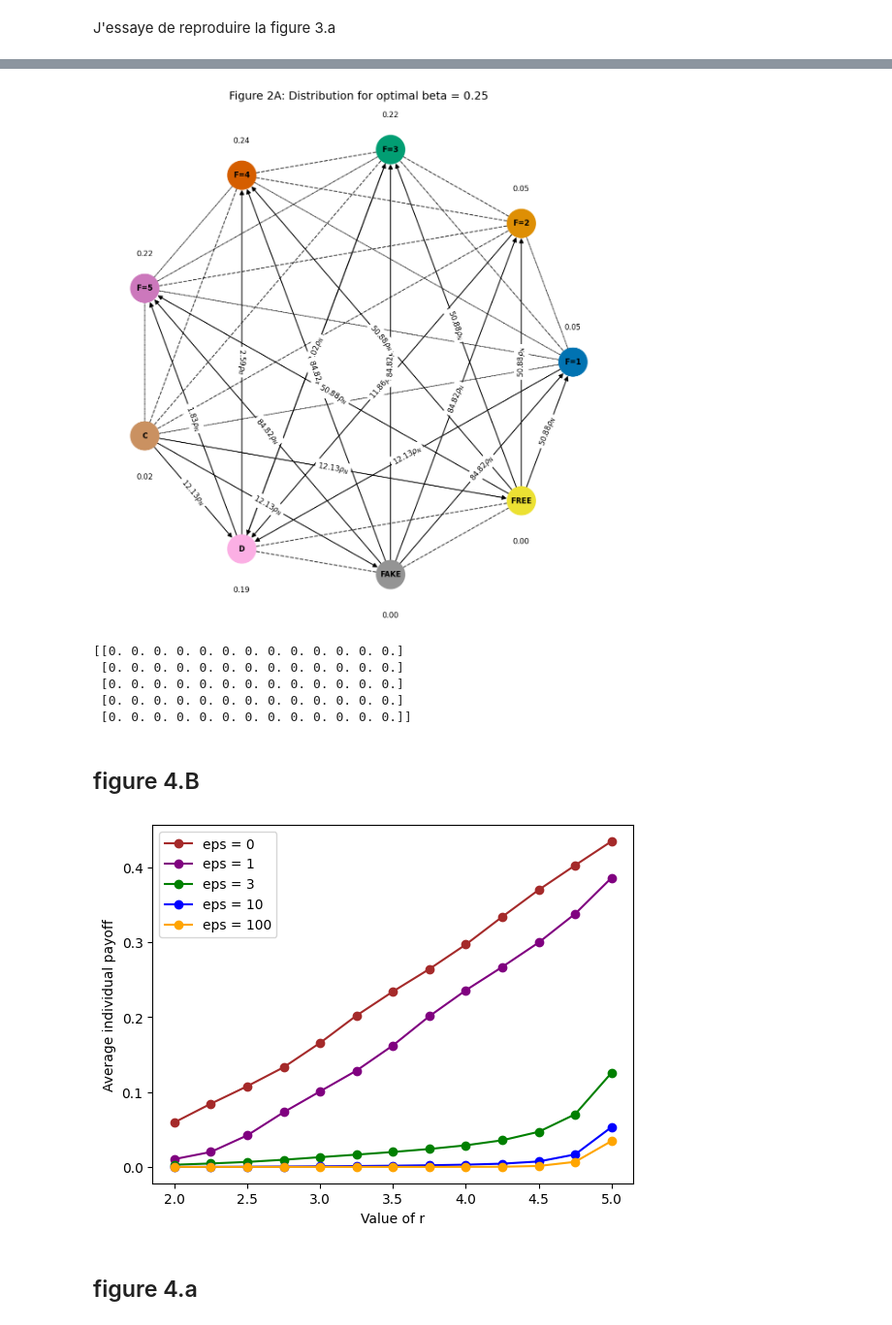
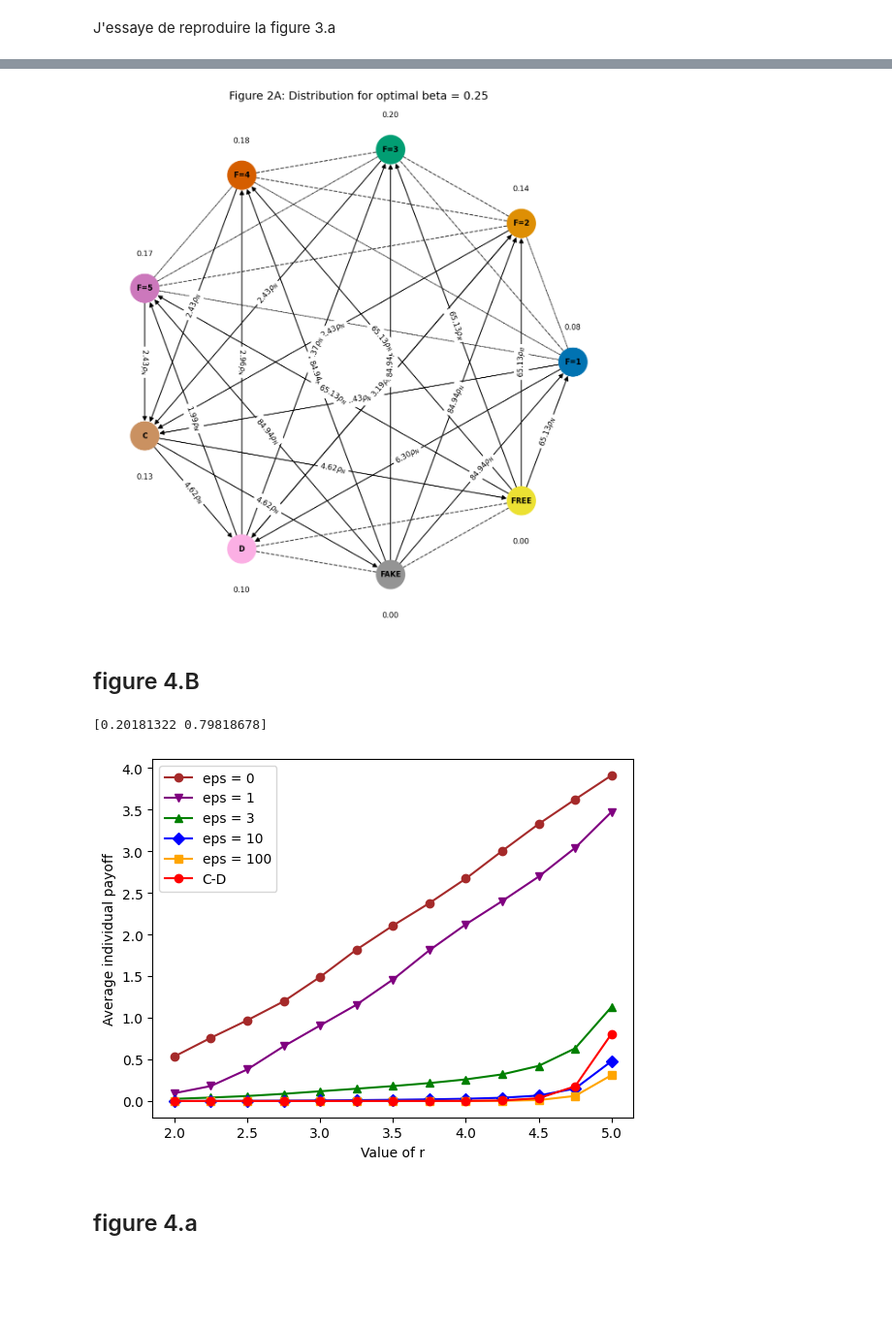
Before and after one commit to Teytey2002/Projet_Learning, a Jupyter notebook: Exam_notebook.ipynb, the cells around one changed output, grey strips where cells are left out. Shown at 97% size. Saved outputs shown, nothing was run; the diff lists cells and outputs as text; code cells hidden in the pictures; blank space fills up the shorter version.

```diff
--- a/Exam_notebook.ipynb
+++ b/Exam_notebook.ipynb
@@ -131,8 +183,8 @@ group_size=5
 Z=100
 delta = 2
 optimal_beta = 0.25
-r=3.25
-epsilon =0.
+r=4.5
+epsilon =0.3
 
 strategy_labels =  ["F=1","F=2","F=3","F=4","F=5" ,"C", "D", "FAKE", "FREE"]
 # %%
@@ -185,4 +218,4 @@ plt.title(f"Figure 2A: Distribution for optimal beta = {0.25}")
 plt.axis('off')
 plt.show() # display
 # %% [output]
-[figure, old version]
+[figure, new version]
@@ -225,8 +222,7 @@ def calculate_average_payoffs(group_composition: Union[List[int], np.ndarray],
 # %%
-epsilon_values =[0.,1.,3.,10.,100.]
+epsilon_values =[0.,1.,3.,10.,100.,1000.]
 r_values = np.arange(2, 5.25, 0.25)
 payoffs_r = np.zeros(shape=(len(epsilon_values),len(r_values)), dtype=np.float64)
-print(payoffs_r)
 for k in range(0,len(epsilon_values)):
   epsilon = epsilon_values[k]
   for j in range(0,len(r_values)):
@@ -235,42 +231,44 @@ for k in range(0,len(epsilon_values)):
     payoff_comp = (r*1.0) - 1.0 -(epsilon/5)
     payoff_C = r*1.0 - 1.0
     epsilon = epsilon_values[k]
-    game = PGGwithCommitment(group_size, c, r, epsilon, delta)
+    if(epsilon==1000.):
+      game = PGGwithNormal(group_size,c,r)
+    else:
+      game = PGGwithCommitment(group_size, c, r, epsilon, delta)
 
     evolver = PairwiseComparison(Z, game)
 
     transition_matrix, fixation_probabilities = evolver.calculate_transition_and_fixation_matrix_sml(0.25)
 
     stationary_distribution = calculate_stationary_distribution(transition_matrix.transpose())
-    while i <= 4:
-      payoffs_r[k][j] += stationary_distribution[i] * payoff_comp
-      i+=1
+    if(epsilon<1000.):
+      while i <= 4:
+        payoffs_r[k][j] += stationary_distribution[i] * payoff_comp
+        i+=1
     payoffs_r[k][j] += stationary_distribution[i] * payoff_C
-# %% [output]
-[[0. 0. 0. 0. 0. 0. 0. 0. 0. 0. 0. 0. 0.]
- [0. 0. 0. 0. 0. 0. 0. 0. 0. 0. 0. 0. 0.]
- [0. 0. 0. 0. 0. 0. 0. 0. 0. 0. 0. 0. 0.]
- [0. 0. 0. 0. 0. 0. 0. 0. 0. 0. 0. 0. 0.]
- [0. 0. 0. 0. 0. 0. 0. 0. 0. 0. 0. 0. 0.]]
 # %% [markdown]
 ## figure 4.B
 # %%
+print(stationary_distribution)
 a = [point for point in payoffs_r[0]]
 b = [point for point in payoffs_r[1]]
 g = [point for point in payoffs_r[2]]
 d = [point for point in payoffs_r[3]]
 e = [point for point in payoffs_r[4]]
+f = [point for point in payoffs_r[5]]
 plt.plot(r_values, a, color='brown',marker = 'o' ,label='eps = 0')
-plt.plot(r_values, b, color='purple', marker = 'o' ,label='eps = 1')
-plt.plot(r_values, g, color='green', marker = 'o' ,label='eps = 3')
-plt.plot(r_values, d, color='blue', marker = 'o' ,label='eps = 10')
-plt.plot(r_values, e, color='orange',marker = 'o' , label='eps = 100')
+plt.plot(r_values, b, color='purple', marker = 'v' ,label='eps = 1')
+plt.plot(r_values, g, color='green', marker = '^' ,label='eps = 3')
+plt.plot(r_values, d, color='blue', marker = 'D' ,label='eps = 10')
+plt.plot(r_values, e, color='orange',marker = 's' , label='eps = 100')
+plt.plot(r_values, f, color='red',marker = 'o' , label='C-D')
 plt.xlabel('Value of r')
 plt.ylabel('Average individual payoff')
 plt.legend()
 plt.show()
 # %% [output]
+[0.20181322 0.79818678]
-[figure, old version]
+[figure, new version]
 # %% [markdown]
 ## figure 4.a
 # %%
```
Also changed, not shown: parts of 6 cells of this notebook.
